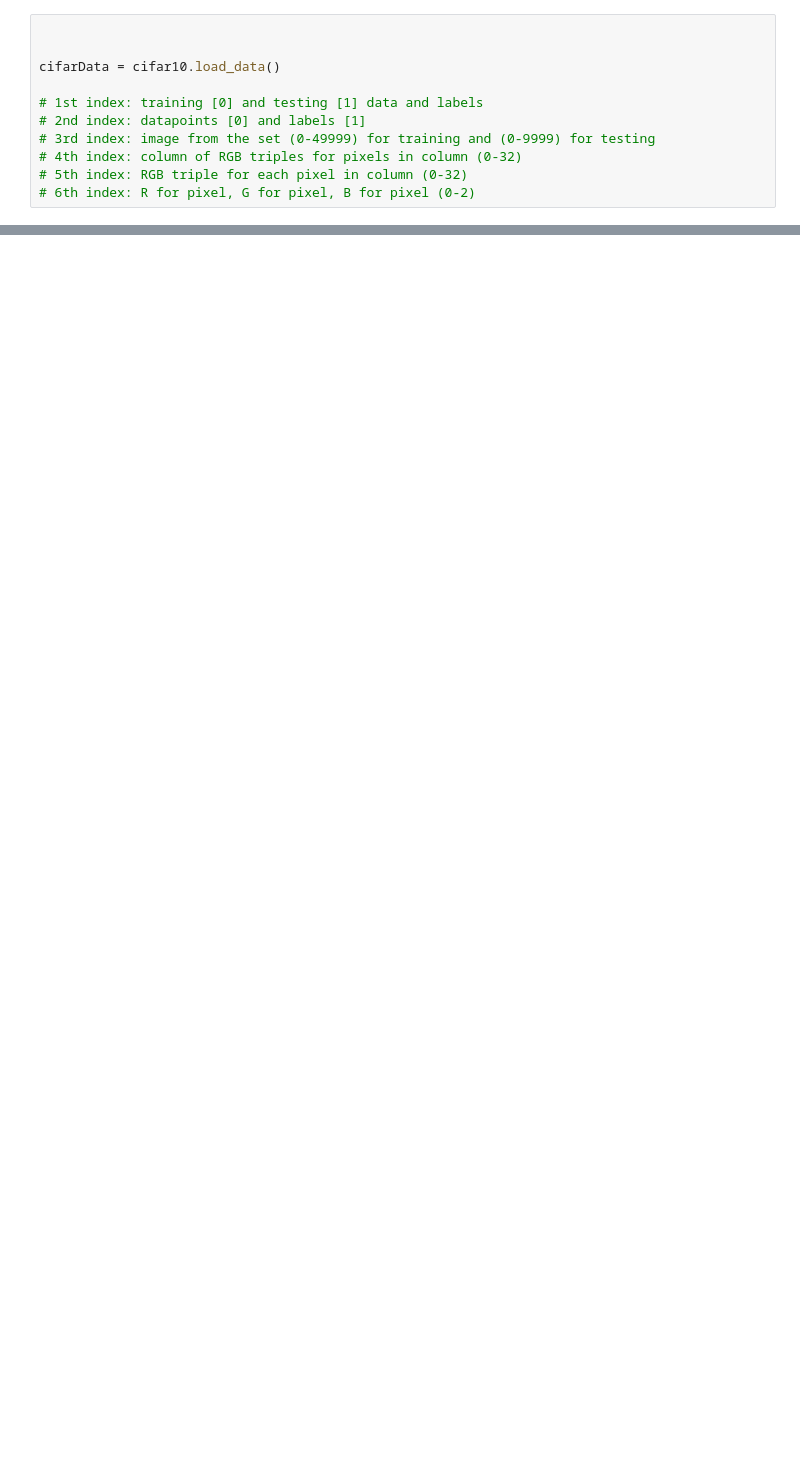
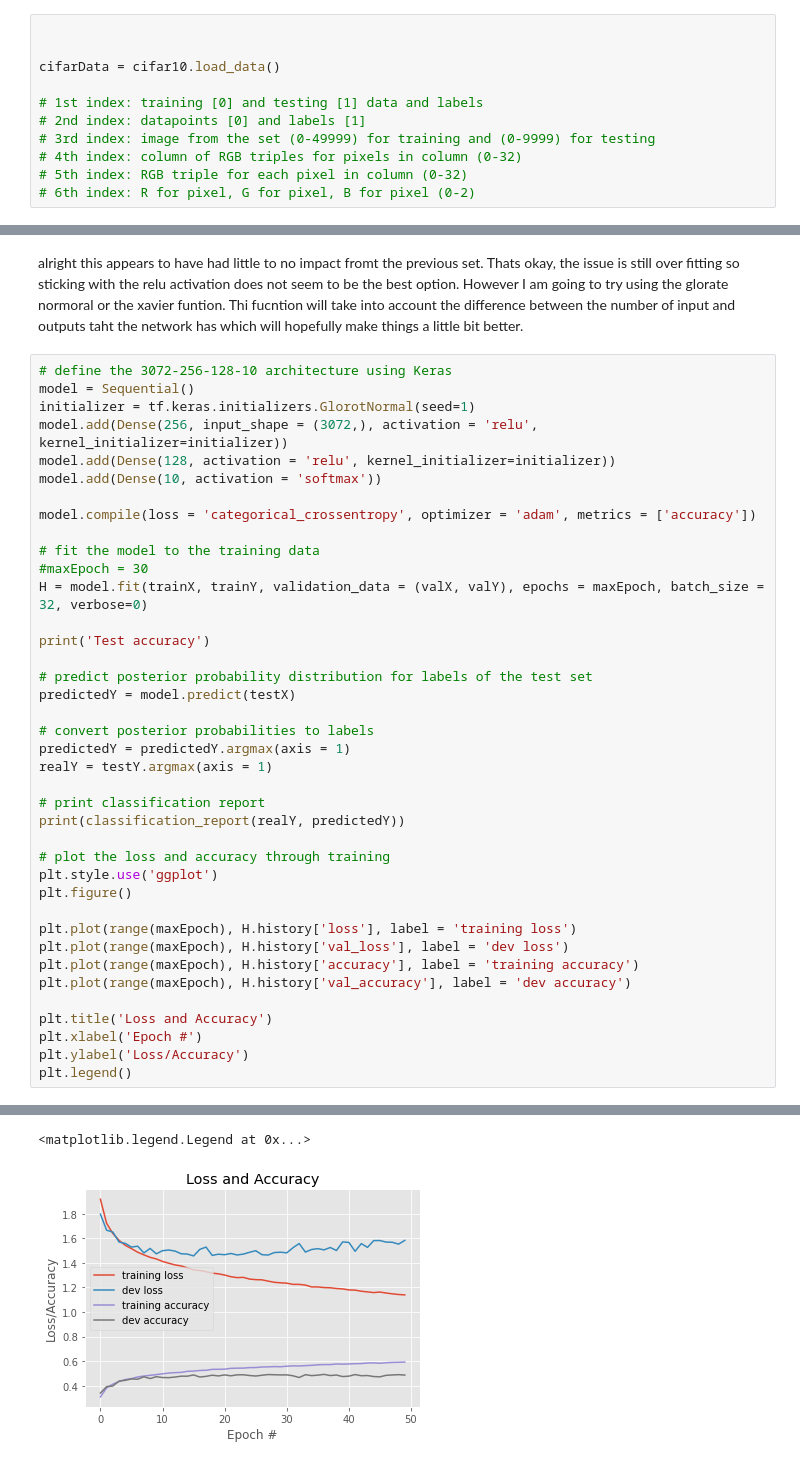
Before and after one commit to nates-rgb/NeuralNet, a Jupyter notebook: Homework/hw2.ipynb, the cells around one changed output, grey strips where cells are left out. Saved outputs shown, nothing was run; the diff lists cells and outputs as text; blank space fills up the shorter version.

```diff
--- a/Homework/hw2.ipynb
+++ b/Homework/hw2.ipynb
@@ -112,0 +381,42 @@ weighted avg       0.89      0.90      0.89     10000
+# %% [markdown]
+alright this appears to have had little to no impact fromt the previous set. Thats okay, the issue is still over fitting so sticking with the relu activation does not seem to be the best option. However I am going to try using the glorate normoral or the xavier funtion. Thi fucntion will take into account the difference between the number of input and outputs taht the network has which will hopefully make things a little bit better.
+# %%
+# define the 3072-256-128-10 architecture using Keras
+model = Sequential()
+initializer = tf.keras.initializers.GlorotNormal(seed=1)
+model.add(Dense(256, input_shape = (3072,), activation = 'relu', kernel_initializer=initializer))
+model.add(Dense(128, activation = 'relu', kernel_initializer=initializer))
+model.add(Dense(10, activation = 'softmax'))
+
+model.compile(loss = 'categorical_crossentropy', optimizer = 'adam', metrics = ['accuracy'])
+
+# fit the model to the training data
+#maxEpoch = 30
+H = model.fit(trainX, trainY, validation_data = (valX, valY), epochs = maxEpoch, batch_size = 32, verbose=0)
+
+print('Test accuracy')
+
+# predict posterior probability distribution for labels of the test set
+predictedY = model.predict(testX)
+
+# convert posterior probabilities to labels
+predictedY = predictedY.argmax(axis = 1)
+realY = testY.argmax(axis = 1)
+
+# print classification report
+print(classification_report(realY, predictedY))
+
+# plot the loss and accuracy through training
+plt.style.use('ggplot')
+plt.figure()
+
+plt.plot(range(maxEpoch), H.history['loss'], label = 'training loss')
+plt.plot(range(maxEpoch), H.history['val_loss'], label = 'dev loss')
+plt.plot(range(maxEpoch), H.history['accuracy'], label = 'training accuracy')
+plt.plot(range(maxEpoch), H.history['val_accuracy'], label = 'dev accuracy')
+
+plt.title('Loss and Accuracy')
+plt.xlabel('Epoch #')
+plt.ylabel('Loss/Accuracy')
+plt.legend()
+# %% [output]
@@ -112,0 +441,2 @@ weighted avg       0.89      0.90      0.89     10000
+<matplotlib.legend.Legend at 0x...>
+[figure, added]
```
Also changed, not shown: parts of 40 cells of this notebook.
